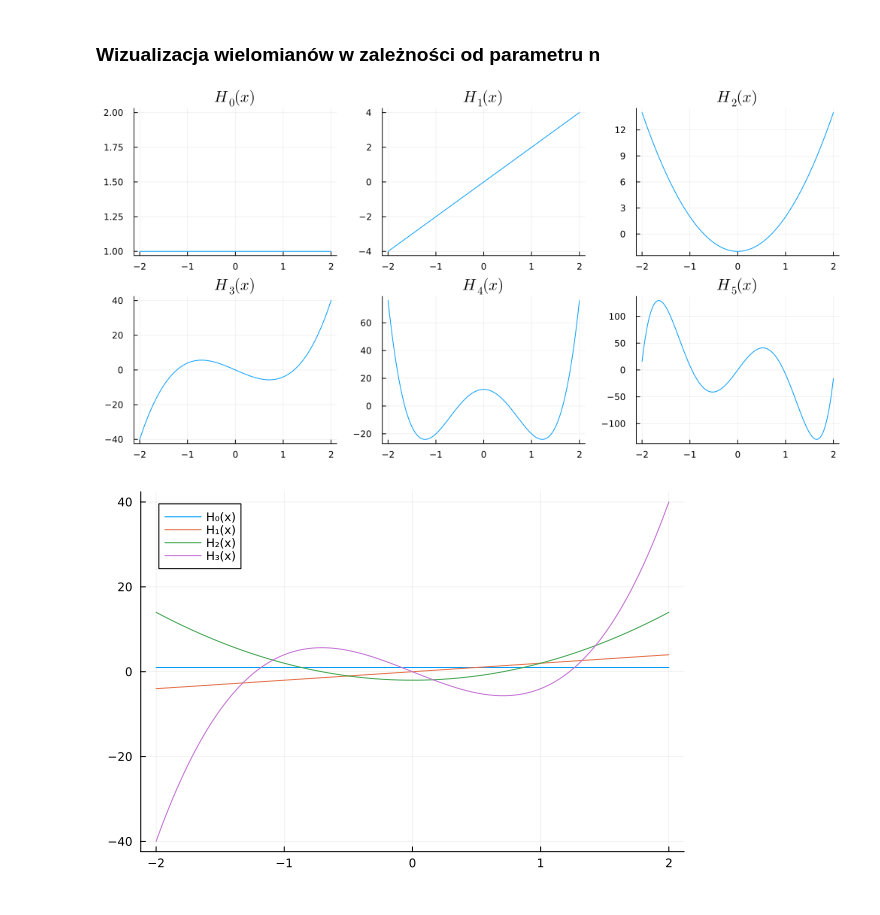
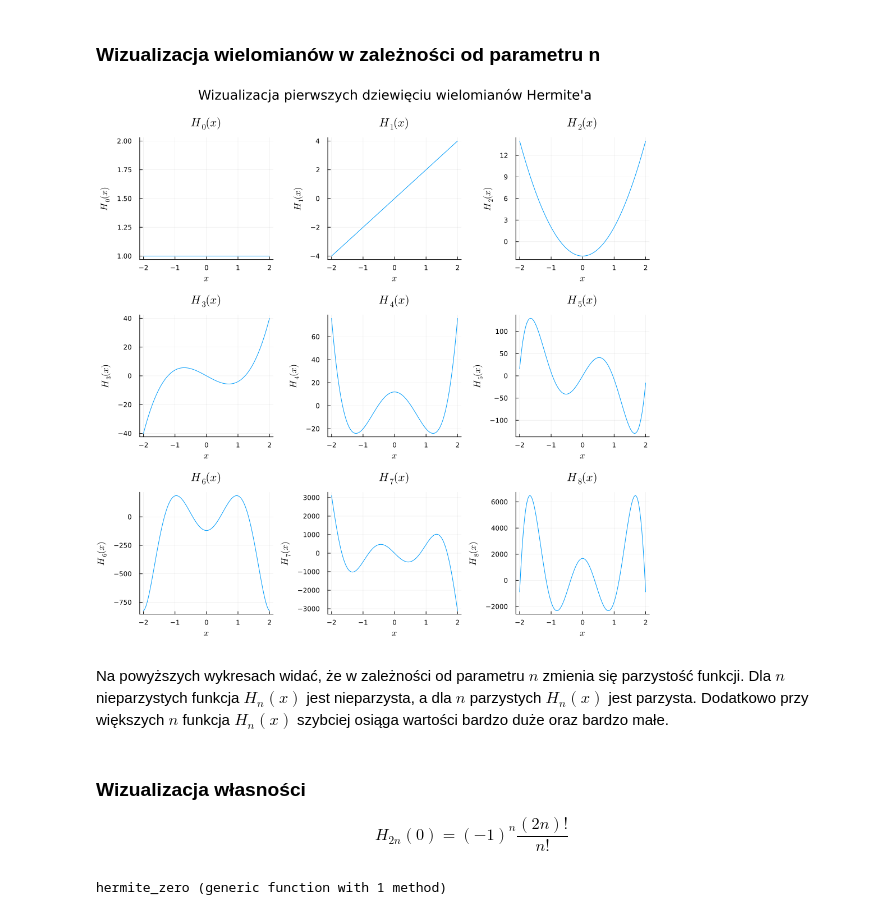
Before and after one commit to Carkules/Obliczenia_naukowe, a Jupyter notebook: wizualizacja_wlasnosci_funkcji/wizualizacja_funkcji.ipynb, the cells around one changed output. Drawn from its saved outputs; the diff is of its cells as text; code cells hidden in the pictures.

Commit message:
wizualizacja wlasnosci

```diff
--- a/wizualizacja_wlasnosci_funkcji/wizualizacja_funkcji.ipynb
+++ b/wizualizacja_wlasnosci_funkcji/wizualizacja_funkcji.ipynb
@@ -37,21 +47,24 @@ hermite (generic function with 1 method)
 # %%
 xs = range(-2, 2, length=500)
 
-p1 = plot(xs, hermite.(0, xs), title=L"H_0(x)", label="")
-p2 = plot(xs, hermite.(1, xs), title=L"H_1(x)", label="")
-p3 = plot(xs, hermite.(2, xs), title=L"H_2(x)", label="")
-p4 = plot(xs, hermite.(3, xs), title=L"H_3(x)", label="")
-p5 = plot(xs, hermite.(4, xs), title=L"H_4(x)", label="")
-p6 = plot(xs, hermite.(5, xs), title=L"H_5(x)", label="")
-plot(p1, p2, p3, p4, p5, p6, layout=(2,3), size=(1000, 500))
+plots = [
+    plot(xs, hermite.(n, xs), title=L"H_%$n(x)", xlabel = L"x", ylabel = L"H_%$n(x)", label = "")
+    for n in 0:8
+]
+
+plot(plots..., layout=(3,3), size=(1000, 1000), plot_title = "Wizualizacja pierwszych dziewięciu wielomianów Hermite'a")
 # %% [output]
-[figure, old version]
+[figure, new version]
-# %%
-xs = range(-2, 2, length=500)
-plot()
-plot!(xs, hermite.(0, xs), label="H₀(x)")
-plot!(xs, hermite.(1, xs), label="H₁(x)")
-plot!(xs, hermite.(2, xs), label="H₂(x)")
-plot!(xs, hermite.(3, xs), label="H₃(x)")
-# %% [output]
-[figure, removed]
+# %% [markdown]
+Na powyższych wykresach widać, że w zależności od parametru $n$ zmienia się parzystość funkcji. Dla $n$ nieparzystych funkcja $H_n(x)$ jest nieparzysta, a dla $n$ parzystych $H_n(x)$ jest parzysta. Dodatkowo przy większych $n$ funkcja $H_n(x)$ szybciej osiąga wartości bardzo duże oraz bardzo małe.
+# %% [markdown]
+### Wizualizacja własności
+$$
+    H_{2n}(0) = (-1)^{n}\frac{(2n)!}{n!}
+$$
+# %%
+function hermite_zero(n)
+    return (-1)^(n/2) * factorial(big(n))/factorial(big(n/2))
+end
+# %% [output]
+hermite_zero (generic function with 1 method)
```
Also changed, not shown: parts of 3 cells of this notebook.
